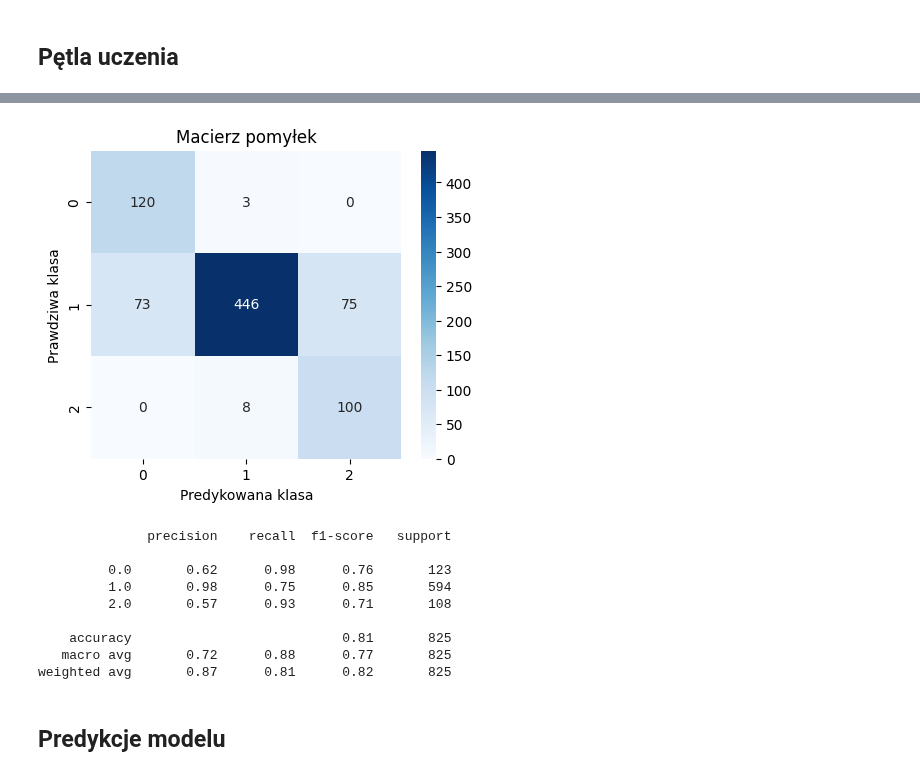
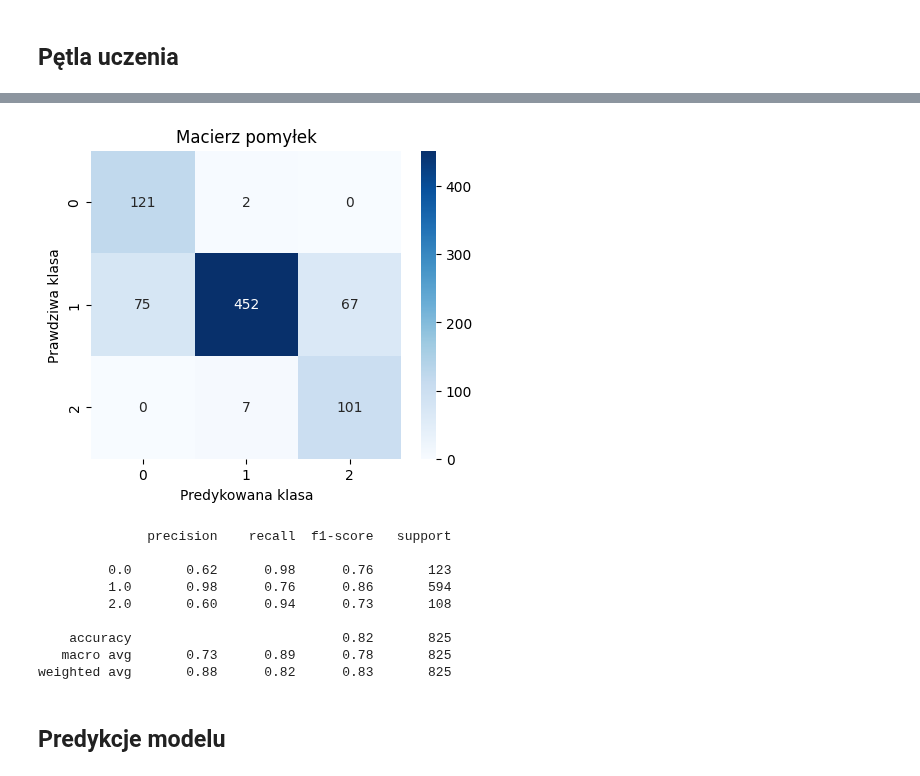
Before and after one commit to Kapturz0ny/nn-concepts, a Jupyter notebook: Mini_projekt2/model.ipynb, the cells around one changed output, grey strips where cells are left out. Drawn from its saved outputs; the diff is of its cells as text; code cells hidden in the pictures.

```diff
--- a/Mini_projekt2/model.ipynb
+++ b/Mini_projekt2/model.ipynb
@@ -204,12 +149,11 @@ valid_loader = DataLoader(valid_dataset, batch_size=32, shuffle=False)
 # %%
 PARAMS = {
     'lr': 0.001,
-    'epochs': 700,
+    'epochs': 400,
     'device': 'cuda' if torch.cuda.is_available() else 'cpu',
     'inputs': len(train_dataset[0][0]),
     'layers': [256, 128],
-    'outputs': 3,
-    'dropout_rate': 0.15
+    'outputs': 1
 }
 
 class_counts = torch.tensor(data['Class'].value_counts().sort_index())
@@ -235,7 +179,6 @@ class ApartmentClassificator(nn.Module):
             layers.append(nn.Linear(in_features, hidden_size))
             layers.append(nn.BatchNorm1d(hidden_size))
             layers.append(nn.ReLU())
-            layers.append(nn.Dropout(PARAMS['dropout_rate']))
             in_features = hidden_size
 
         layers.append(nn.Linear(in_features, output_size))
@@ -248,15 +191,12 @@ class ApartmentClassificator(nn.Module):
 ## Pętla uczenia
 # %%
 model = ApartmentClassificator(PARAMS['inputs'], PARAMS['layers'], PARAMS['outputs']).to(PARAMS['device'])
-# def weighted_mse_loss(outputs, labels, weights):
-#     classes = torch.where(labels <= 0.5, 0,
-#                 torch.where(labels <= 1.5, 1, 2)).long()
-#     sample_weights = weights[classes]
-#     loss = (sample_weights * (outputs - labels).pow(2)).mean()
-#     return loss
-
-# loss_fn = nn.CrossEntropyLoss(weight=class_weights)
-loss_fn = nn.CrossEntropyLoss()
+def weighted_mse_loss(outputs, labels, weights):
+    classes = torch.where(labels <= 0.5, 0,
+                torch.where(labels <= 1.5, 1, 2)).long()
+    sample_weights = weights[classes]
+    loss = (sample_weights * (outputs - labels).pow(2)).mean()
+    return loss
 optimizer = optim.Adam(model.parameters(), lr=PARAMS['lr'])
 
 for epoch in range(PARAMS['epochs']):
@@ -265,9 +205,8 @@ for epoch in range(PARAMS['epochs']):
         inputs, labels = inputs.to(PARAMS['device']), labels.to(PARAMS['device'])
         optimizer.zero_grad()
         outputs = model(inputs)
-        # outputs = outputs.squeeze(dim=1)
-        loss = loss_fn(outputs, labels.long())
-        # loss = weighted_mse_loss(outputs, labels, class_weights)
+        outputs = outputs.squeeze(dim=1)
+        loss = weighted_mse_loss(outputs, labels, class_weights)
         loss.backward()
         optimizer.step()
 
@@ -277,10 +216,8 @@ for epoch in range(PARAMS['epochs']):
         for inputs, labels in valid_loader:
             inputs, labels = inputs.to(PARAMS['device']), labels.to(PARAMS['device'])
             outputs = model(inputs)
-            # outputs = outputs.squeeze(dim=1)
-            # loss = nn.MSELoss()(outputs, labels)
-            loss = loss_fn(outputs, labels.long())
-            # loss = weighted_mse_loss(outputs, labels, class_weights)
+            outputs = outputs.squeeze(dim=1)
+            loss = weighted_mse_loss(outputs, labels, class_weights)
             valid_loss += loss.item() * inputs.size(0)
 
     valid_loss /= len(valid_loader.dataset)
@@ -318,14 +239,13 @@ with torch.no_grad():
     for inputs, labels in valid_loader:
         inputs, labels = inputs.to(PARAMS['device']), labels.to(PARAMS['device'])
         outputs = model(inputs)
-        # outputs = outputs.squeeze(dim=1)
+        outputs = outputs.squeeze(dim=1)
 
         # Konwersja na klasy
-        _, predicted_classes = torch.max(outputs, 1)
-        # predicted_classes = torch.zeros_like(outputs, dtype=torch.int64)  # Inicjalizacja tablicy z klasami
-        # predicted_classes[outputs <= 0.5] = 0  # Klasa 'cheap'
-        # predicted_classes[(outputs > 0.5) & (outputs <= 1.5)] = 1  # Klasa 'average'
-        # predicted_classes[outputs > 1.5] = 2  # Klasa 'expensive'
+        predicted_classes = torch.zeros_like(outputs, dtype=torch.int64)  # Inicjalizacja tablicy z klasami
+        predicted_classes[outputs <= 0.5] = 0  # Klasa 'cheap'
+        predicted_classes[(outputs > 0.5) & (outputs <= 1.5)] = 1  # Klasa 'average'
+        predicted_classes[outputs > 1.5] = 2  # Klasa 'expensive'
 
         all_labels.extend(labels.cpu().numpy())
         all_predictions.extend(predicted_classes.cpu().numpy())
@@ -351,13 +271,13 @@ Epoch [700/700], Train Loss: 0.2957, Valid Loss: 0.3834, Valid Accuracy: 0.8073
-[figure, old version]
+[figure, new version]
               precision    recall  f1-score   support
 
          0.0       0.62      0.98      0.76       123
-         1.0       0.98      0.75      0.85       594
-         2.0       0.57      0.93      0.71       108
+         1.0       0.98      0.76      0.86       594
+         2.0       0.60      0.94      0.73       108
 
-    accuracy                           0.81       825
-   macro avg       0.72      0.88      0.77       825
-weighted avg       0.87      0.81      0.82       825
+    accuracy                           0.82       825
+   macro avg       0.73      0.89      0.78       825
+weighted avg       0.88      0.82      0.83       825
 # %% [markdown]
 ## Predykcje modelu
 # %% [markdown]
```
Also changed, not shown: parts of 10 cells of this notebook, 1 other file.
